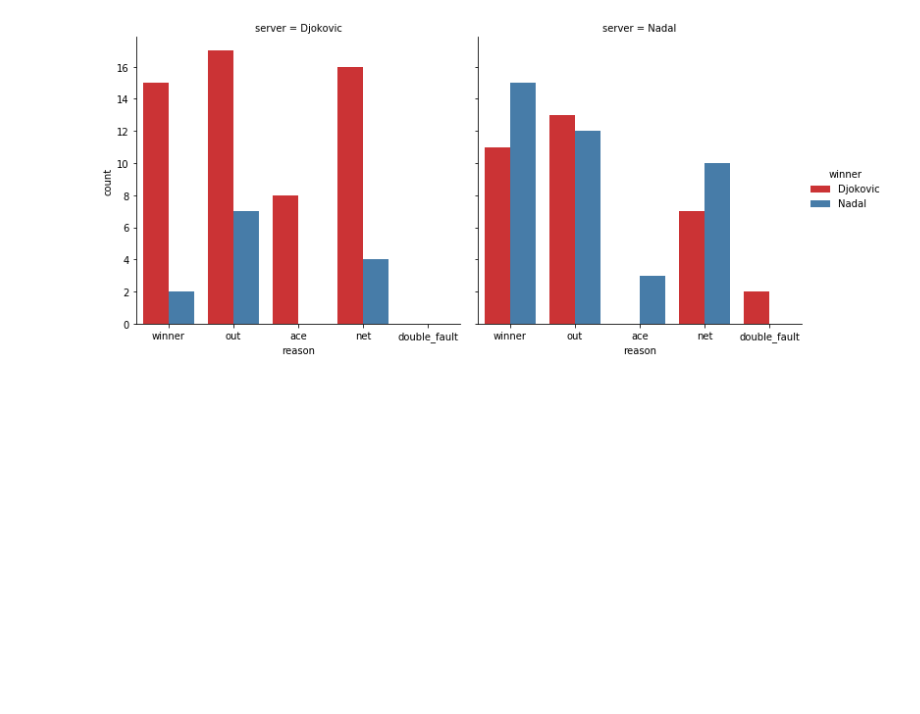
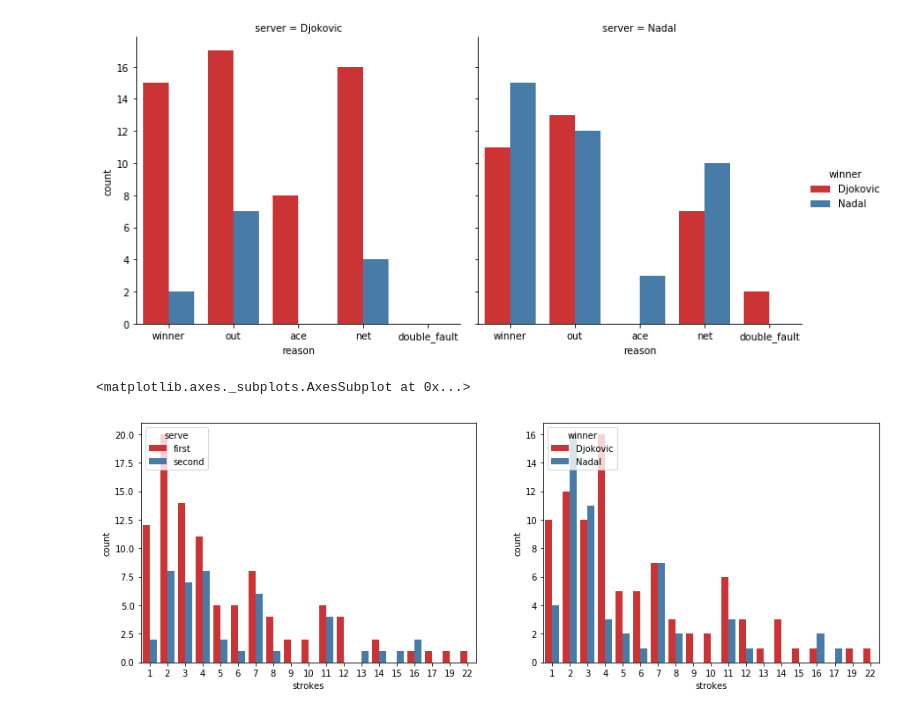
Before and after one commit to davisthrailkill/aus_open_final, a Jupyter notebook: aus_open_final.ipynb, the cells around one changed output. Saved outputs shown, nothing was run; the diff lists cells and outputs as text; code cells hidden in the pictures; blank space fills up the shorter version.

Commit message:
diving deeper into points data exploration

```diff
--- a/aus_open_final.ipynb
+++ b/aus_open_final.ipynb
@@ -115,3 +140,10 @@ sns.catplot(x='reason', hue='winner', col='server', data=points, kind='count', p
 # %% [output]
 <seaborn.axisgrid.FacetGrid at 0x...>
 [figure]
+# %%
+f, axes = plt.subplots(1,2, figsize=(15,5))
+sns.countplot(x='strokes', hue='serve', data=points, palette='Set1', ax=axes[0])
+sns.countplot(x='strokes', hue='winner', data=points, palette='Set1', ax=axes[1])
+# %% [output]
+<matplotlib.axes._subplots.AxesSubplot at 0x...>
+[figure, added]
```
Also changed, not shown: parts of 6 cells of this notebook.
